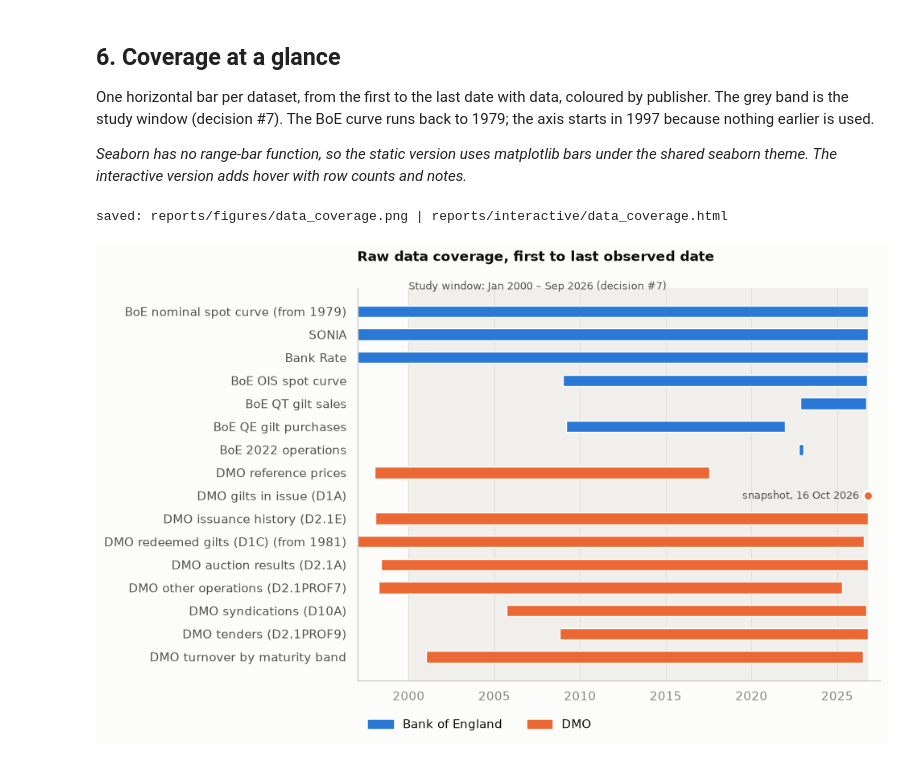
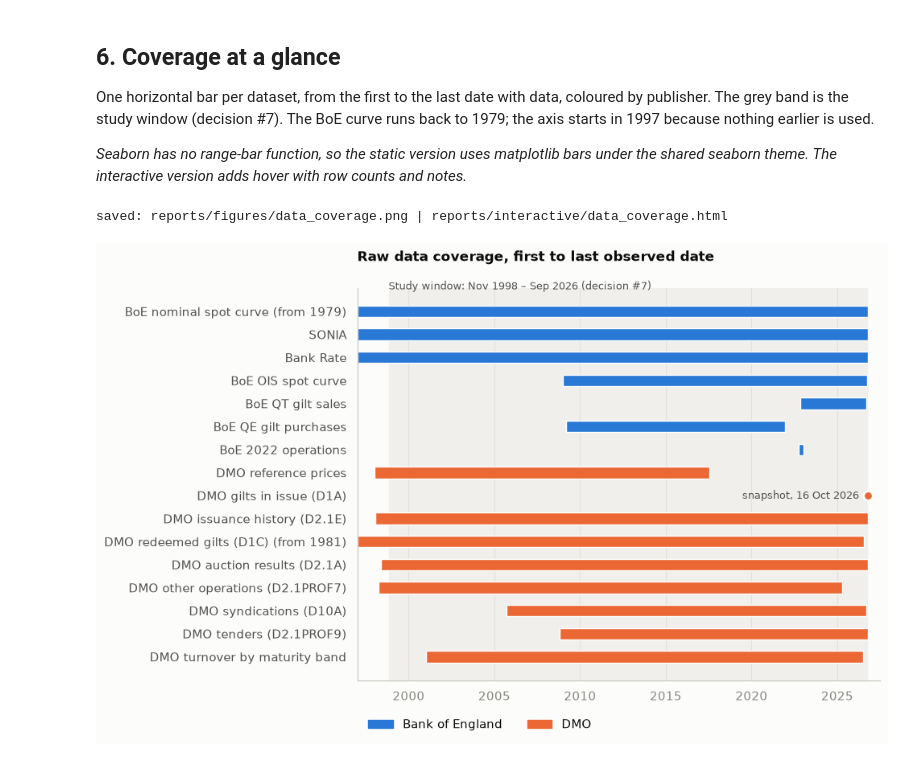
Before and after one commit to nithinpremkumar1999/gilt-auction-concession, a Jupyter notebook: notebooks/00_data_inventory.ipynb, the cells around one changed output. Drawn from its saved outputs; the diff is of its cells as text; code cells hidden in the pictures.

```diff
--- a/notebooks/00_data_inventory.ipynb
+++ b/notebooks/00_data_inventory.ipynb
@@ -389,7 +390,7 @@ fam.loc[fam["first"] < x0, "label"] += " (from " + fam["first"].dt.year.astype(s
 fam["snapshot"] = fam["first"] == fam["last"]                                                   # D1A: one date, drawn as a dot
 colours = plotting.colour_map(["Bank of England", "DMO"])
 win0, win1 = pd.Timestamp(config.STUDY_START), pd.Timestamp(config.STUDY_END)
-window_label = "Study window: Jan 2000 – Sep 2026 (decision #7)"
+window_label = "Study window: Nov 1998 – Sep 2026 (decision #7)"
 
 # ---- static (seaborn theme + matplotlib bars)
 fig_s, ax = plt.subplots(figsize=(10, 6.4))
@@ -417,34 +418,34 @@ fig_p = go.Figure()
 fig_p.add_vrect(x0=win0, x1=win1, fillcolor=plotting.NEUTRAL_BAND, line_width=0, layer="below")
 fig_p.add_annotation(x=win0, y=1.0, xref="x", yref="paper", yanchor="bottom", xanchor="left", showarrow=False,
                      text=window_label, font=dict(color=plotting.INK_SECONDARY, size=12))
 hover = ("<b>%{y}</b><br>%{customdata[0]} → %{customdata[1]}<br>"
          "%{customdata[2]} %{customdata[3]} in %{customdata[4]} file(s)<extra></extra>")
 for pub in colours:
     g = fam[(fam["publisher"] == pub) & ~fam["snapshot"]]
     cd = np.c_[g["first"].dt.strftime("%d %b %Y"), g["last"].dt.strftime("%d %b %Y"),
                g["n"].map("{:,}".format), g["unit"], g["files"]]
     fig_p.add_bar(y=g["label"], x=(g["last"] - g["first"].clip(lower=x0)).dt.days * 86_400_000,
                   base=g["first"].clip(lower=x0), orientation="h", name=pub, legendgroup=pub,
                   marker_color=colours[pub], width=0.5, customdata=cd, hovertemplate=hover)
     snap = fam[(fam["publisher"] == pub) & fam["snapshot"]]
     if len(snap):
         fig_p.add_scatter(y=snap["label"], x=snap["first"], mode="markers", legendgroup=pub, showlegend=False,
                           marker=dict(size=10, color=colours[pub], line=dict(width=2, color=plotting.SURFACE)),
                           customdata=np.c_[snap["first"].dt.strftime("%d %b %Y"), snap["n"].map("{:,}".format), snap["unit"]],
                           hovertemplate="<b>%{y}</b><br>snapshot as at %{customdata[0]}<br>%{customdata[1]} %{customdata[2]}<extra></extra>")
 fig_p.update_layout(template="gilt_study", title="Raw data coverage, first to last observed date",
                     barmode="overlay", barcornerradius=4, height=560,
                     yaxis=dict(autorange="reversed", categoryorder="array", categoryarray=list(fam["label"]),
                                showgrid=False, tickfont=dict(color=plotting.INK_SECONDARY)),
                     xaxis=dict(type="date", range=[x0, x1], dtick="M60", tickformat="%Y"),
                     legend=dict(orientation="h", y=-0.1, x=0), margin=dict(t=90))
 
 png, html = plotting.save_pair("data_coverage", fig_s, fig_p)
 print("saved:", png.relative_to(paths.ROOT), "|", html.relative_to(paths.ROOT))
 plt.show()
 # %% [output]
 saved: reports/figures/data_coverage.png | reports/interactive/data_coverage.html
-[figure, old version]
+[figure, new version]
 # %% [markdown]
 ## 7. What this stage found, and where each finding goes
 
```
Also changed, not shown: parts of 8 cells of this notebook, 27 other files.
